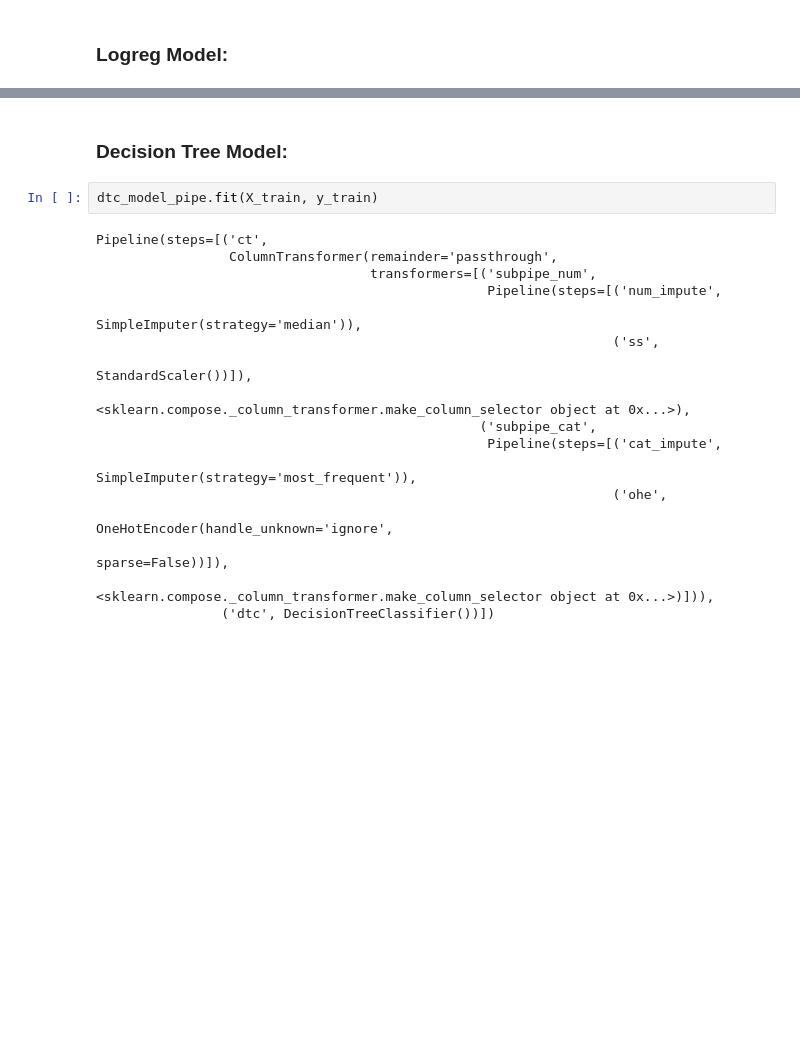
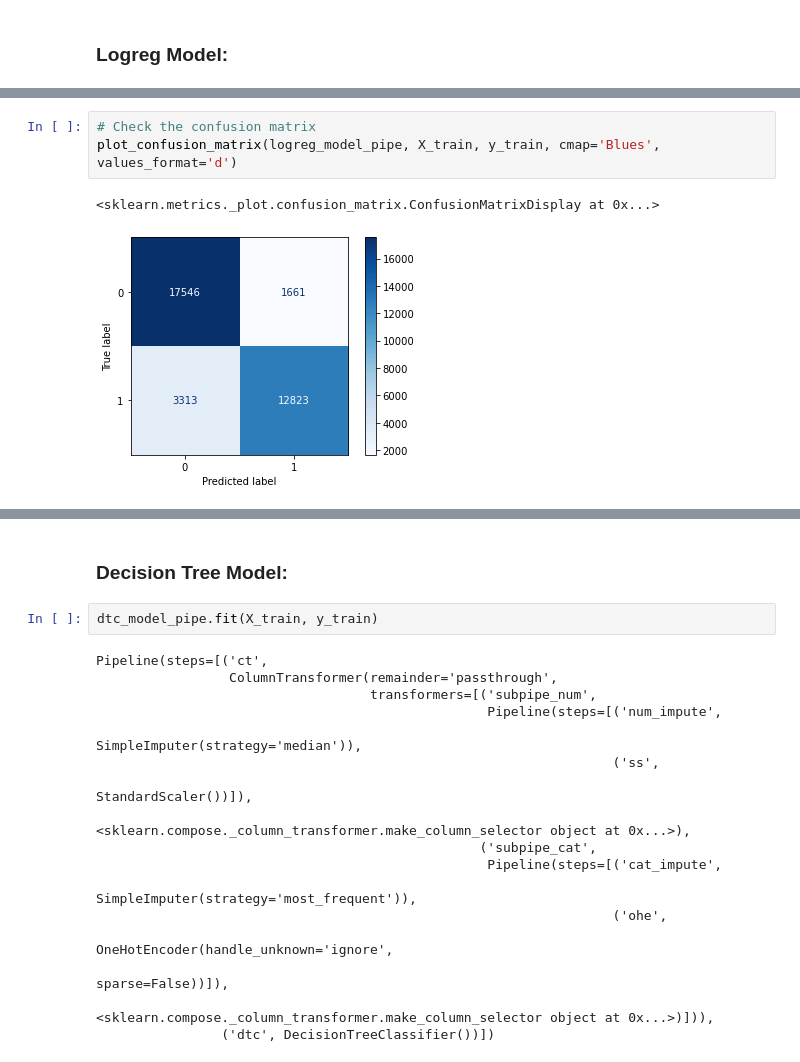
Before and after one commit to Kaewin/Predicting-Water-Wells-In-Need-Of-Repair-For-The-Government-Of-Tanzania, a Jupyter notebook: eda3_pipelines.ipynb, the cells around one changed output, grey strips where cells are left out. Drawn from its saved outputs; the diff is of its cells as text; blank space fills up the shorter version.

```diff
--- a/eda3_pipelines.ipynb
+++ b/eda3_pipelines.ipynb
@@ -276,3 +376,9 @@ plot_confusion_matrix(logreg_model_pipe, X_val, y_val, cmap='Blues', values_form
+# %%
+# Check the confusion matrix
+plot_confusion_matrix(logreg_model_pipe, X_train, y_train, cmap='Blues', values_format='d')
+# %% [output]
+<sklearn.metrics._plot.confusion_matrix.ConfusionMatrixDisplay at 0x...>
+[figure, added]
 # %%
 fsm_pipe.print_cv_summary()
 # %% [output]
```
Also changed, not shown: parts of 18 cells of this notebook.
